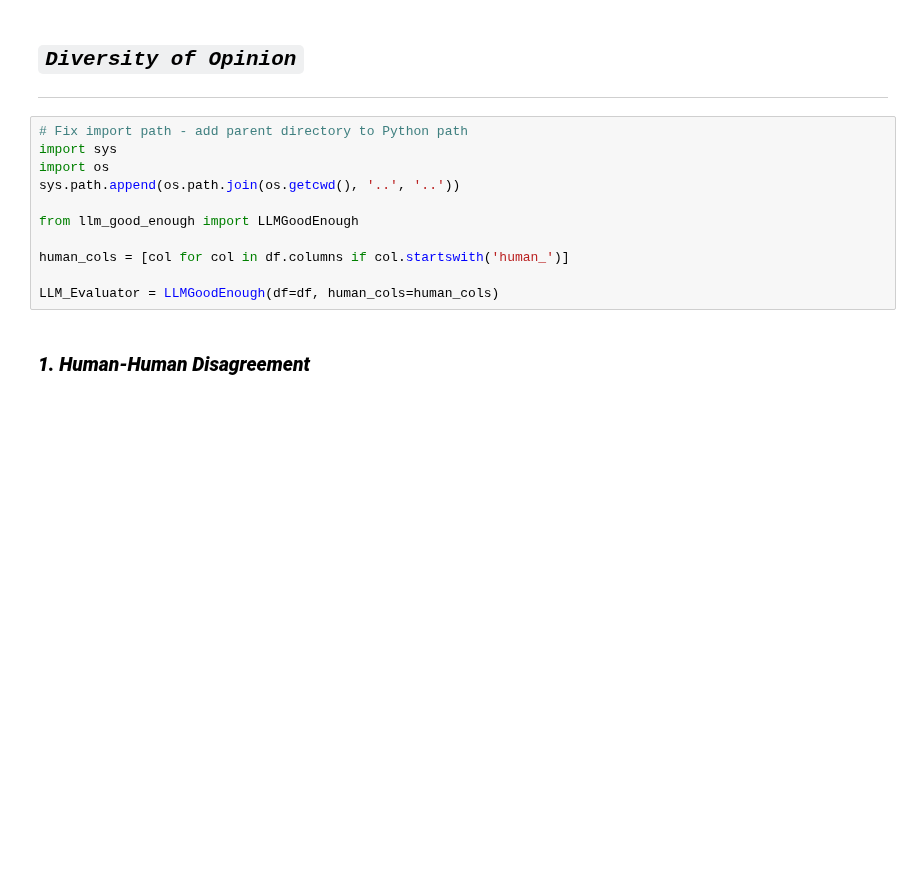
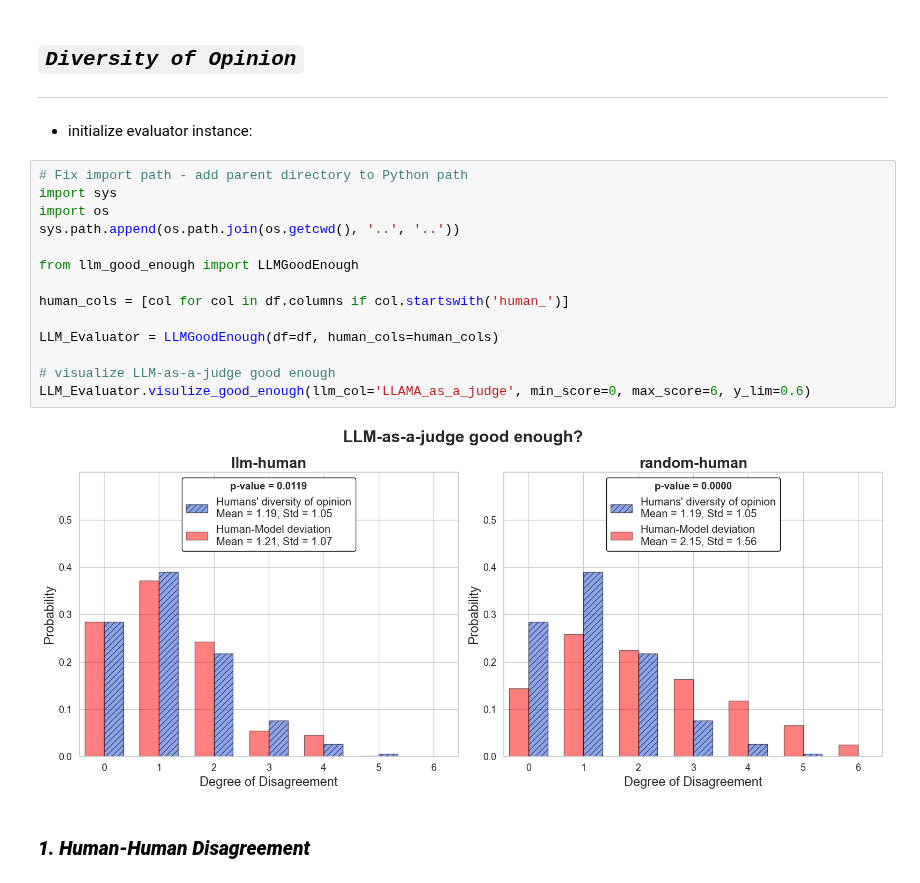
Before and after one commit to Ocean-code-1995/llm-judge-good-enough, a Jupyter notebook: wmt-human/src/analysis.ipynb, the cells around one changed output. Cells and saved outputs as stored; diff of their text form; blank space fills up the shorter version.

```diff
--- a/wmt-human/src/analysis.ipynb
+++ b/wmt-human/src/analysis.ipynb
@@ -129,17 +129,24 @@ dtype: object
 # %% [markdown]
 ## ***`Diversity of Opinion`***
 ---
+# %% [markdown]
+- initialize evaluator instance:
 # %%
 # Fix import path - add parent directory to Python path
 import sys
 import os
 sys.path.append(os.path.join(os.getcwd(), '..', '..'))
 
 from llm_good_enough import LLMGoodEnough
 
 human_cols = [col for col in df.columns if col.startswith('human_')]
 
 LLM_Evaluator = LLMGoodEnough(df=df, human_cols=human_cols)
+
+# visualize LLM-as-a-judge good enough
+LLM_Evaluator.visulize_good_enough(llm_col='LLAMA_as_a_judge', min_score=0, max_score=6, y_lim=0.6)
+# %% [output]
+[figure, added]
 # %% [markdown]
 ### ***1. Human-Human Disagreement***
 # %%
```
Also changed, not shown: 1 other file.
